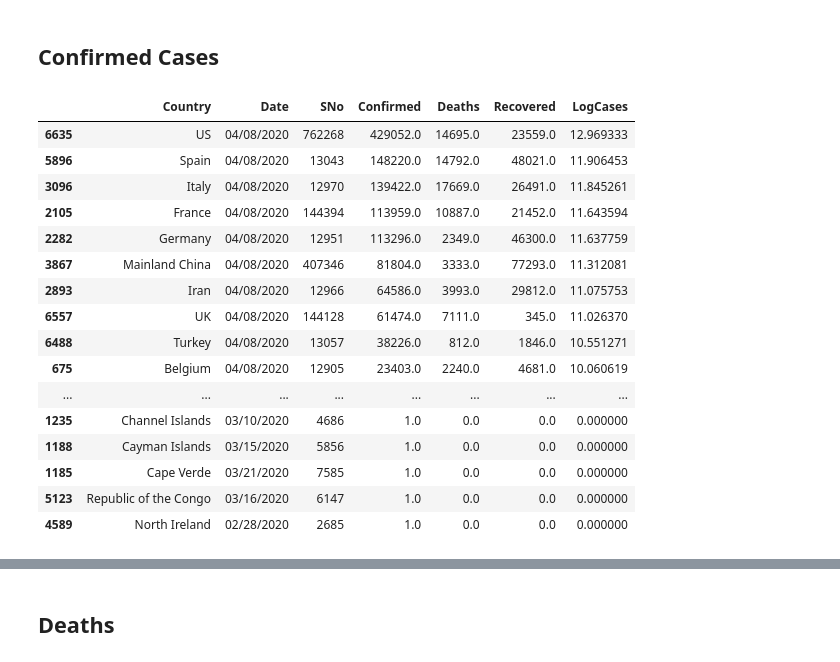
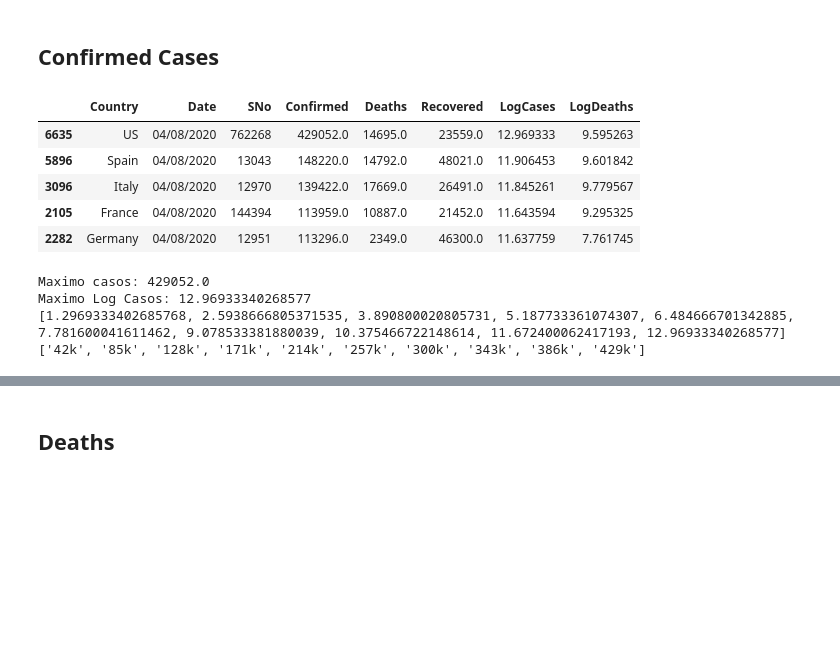
Before and after one commit to pablolopez2733/Covid-19-Data, a Jupyter notebook: Pandemic-Visualization.ipynb, the cells around one changed output, grey strips where cells are left out. Cells and saved outputs as stored; diff of their text form; code cells hidden in the pictures; blank space fills up the shorter version.

Commit message:
Confirmed Cases Ready

```diff
--- a/Pandemic-Visualization.ipynb
+++ b/Pandemic-Visualization.ipynb
@@ -34,25 +34,38 @@ df_countries.head()
 # %%
 pd.set_option('display.max_rows', 1000)
 df_countries['LogCases']=np.log(df_countries['Confirmed'])
-df_countries
+df_countries.head()
 # %% [output]
-|  | Country | Date | SNo | Confirmed | Deaths | Recovered | LogCases |
-| 6635 | US | 04/08/2020 | 762268 | 429052.0 | 14695.0 | 23559.0 | 12.969333 |
-| 5896 | Spain | 04/08/2020 | 13043 | 148220.0 | 14792.0 | 48021.0 | 11.906453 |
-| 3096 | Italy | 04/08/2020 | 12970 | 139422.0 | 17669.0 | 26491.0 | 11.845261 |
-| 2105 | France | 04/08/2020 | 144394 | 113959.0 | 10887.0 | 21452.0 | 11.643594 |
-| 2282 | Germany | 04/08/2020 | 12951 | 113296.0 | 2349.0 | 46300.0 | 11.637759 |
-| 3867 | Mainland China | 04/08/2020 | 407346 | 81804.0 | 3333.0 | 77293.0 | 11.312081 |
-| 2893 | Iran | 04/08/2020 | 12966 | 64586.0 | 3993.0 | 29812.0 | 11.075753 |
-| 6557 | UK | 04/08/2020 | 144128 | 61474.0 | 7111.0 | 345.0 | 11.026370 |
-| 6488 | Turkey | 04/08/2020 | 13057 | 38226.0 | 812.0 | 1846.0 | 10.551271 |
-| 675 | Belgium | 04/08/2020 | 12905 | 23403.0 | 2240.0 | 4681.0 | 10.060619 |
-| ... | ... | ... | ... | ... | ... | ... | ... |
-| 1235 | Channel Islands | 03/10/2020 | 4686 | 1.0 | 0.0 | 0.0 | 0.000000 |
-| 1188 | Cayman Islands | 03/15/2020 | 5856 | 1.0 | 0.0 | 0.0 | 0.000000 |
-| 1185 | Cape Verde | 03/21/2020 | 7585 | 1.0 | 0.0 | 0.0 | 0.000000 |
-| 5123 | Republic of the Congo | 03/16/2020 | 6147 | 1.0 | 0.0 | 0.0 | 0.000000 |
-| 4589 | North Ireland | 02/28/2020 | 2685 | 1.0 | 0.0 | 0.0 | 0.000000 |
+|  | Country | Date | SNo | Confirmed | Deaths | Recovered | LogCases | LogDeaths |
+| 6635 | US | 04/08/2020 | 762268 | 429052.0 | 14695.0 | 23559.0 | 12.969333 | 9.595263 |
+| 5896 | Spain | 04/08/2020 | 13043 | 148220.0 | 14792.0 | 48021.0 | 11.906453 | 9.601842 |
+| 3096 | Italy | 04/08/2020 | 12970 | 139422.0 | 17669.0 | 26491.0 | 11.845261 | 9.779567 |
+| 2105 | France | 04/08/2020 | 144394 | 113959.0 | 10887.0 | 21452.0 | 11.643594 | 9.295325 |
+| 2282 | Germany | 04/08/2020 | 12951 | 113296.0 | 2349.0 | 46300.0 | 11.637759 | 7.761745 |
+# %%
+#Adjust bar color:
+cases_max=df_countries["Confirmed"].max()
+print("Maximo casos: "+str(cases_max))
+cases_maxlog=df_countries["LogCases"].max()
+print("Maximo Log Casos: "+str(cases_maxlog))
+
+#values for tick property
+scl_ticks=[]
+interval=cases_max/10
+for i in range(0,10):
+    scl_ticks.append((cases_maxlog*(interval*(i+1))/cases_max))
+print(scl_ticks)
+
+#values for tick text property:
+scl_ticktext=[]
+for i in range(0,10):
+    scl_ticktext.append(str(int(interval*(i+1)/1000))+"k")
+print(scl_ticktext)
+# %% [output]
+Maximo casos: 429052.0
+Maximo Log Casos: 12.96933340268577
+[1.2969333402685768, 2.5938666805371535, 3.890800020805731, 5.187733361074307, 6.484666701342885, 7.781600041611462, 9.078533381880039, 10.375466722148614, 11.672400062417193, 12.96933340268577]
+['42k', '85k', '128k', '171k', '214k', '257k', '300k', '343k', '386k', '429k']
 # %%
 # Create the Choropleth
 fig = go.Figure(data=go.Choropleth(
```
Also changed, not shown: parts of 7 cells of this notebook.
